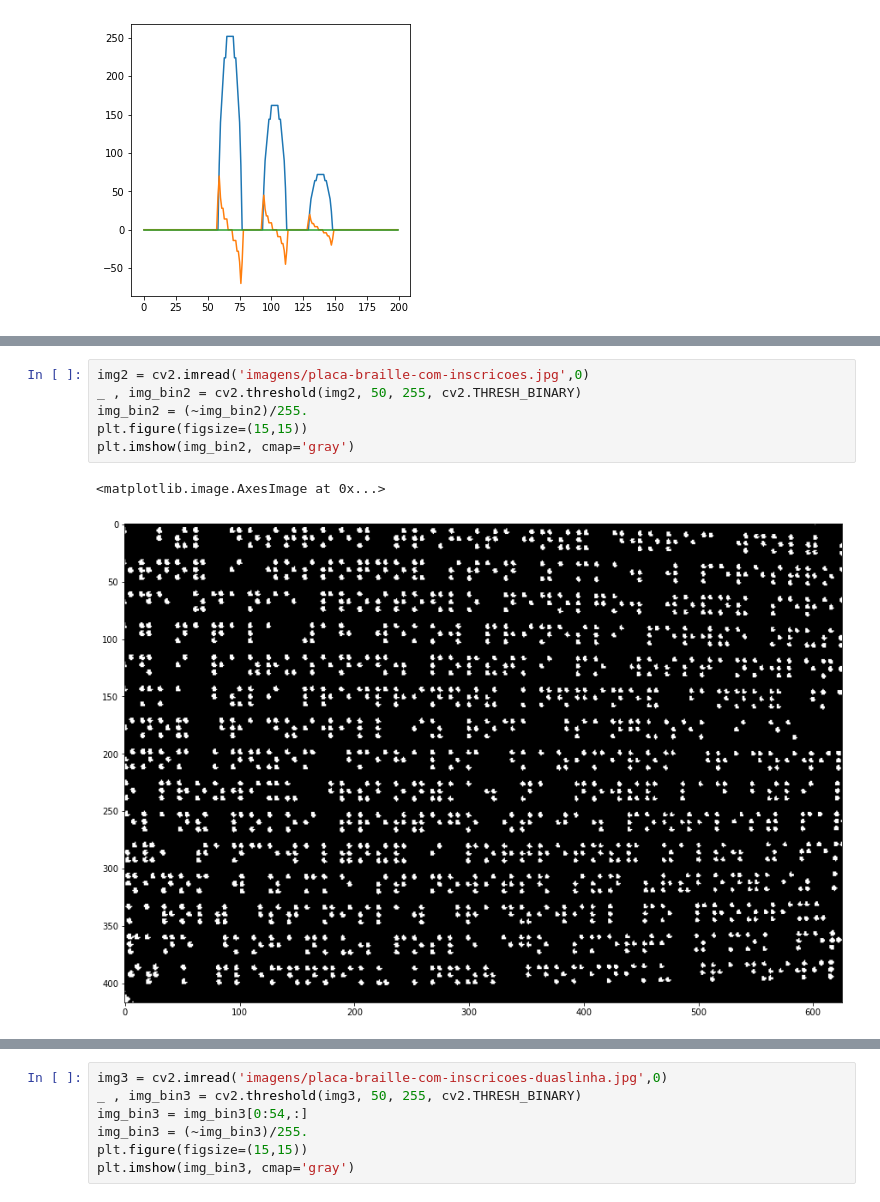
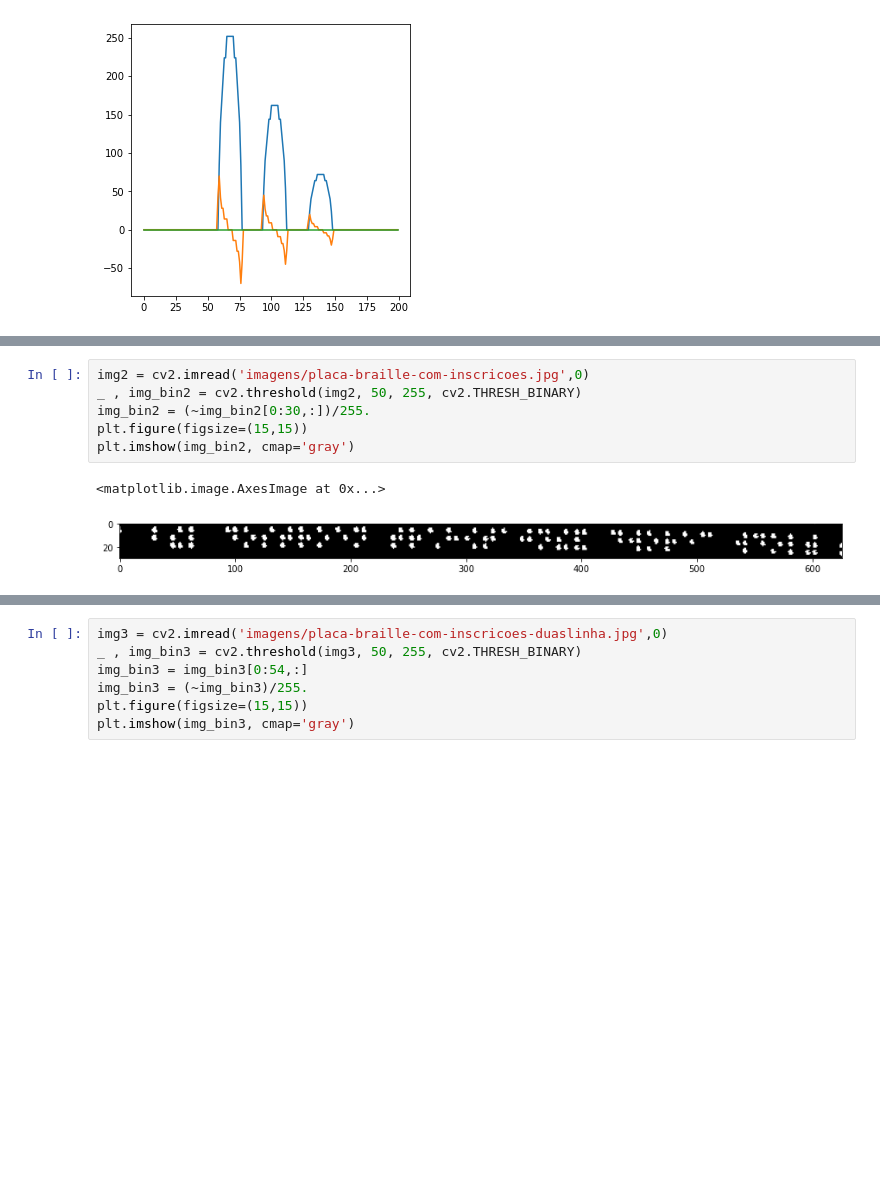
Before and after one commit to code-coffee-ufcg/braillingo-backend, a Jupyter notebook: obr/histogram_analysis.ipynb, the cells around one changed output, grey strips where cells are left out. Drawn from its saved outputs; the diff is of its cells as text; blank space fills up the shorter version.

```diff
--- a/obr/histogram_analysis.ipynb
+++ b/obr/histogram_analysis.ipynb
@@ -266,12 +238,12 @@ for yc in ycords:
 # %%
 img2 = cv2.imread('imagens/placa-braille-com-inscricoes.jpg',0)
 _ , img_bin2 = cv2.threshold(img2, 50, 255, cv2.THRESH_BINARY)
-img_bin2 = (~img_bin2)/255.
+img_bin2 = (~img_bin2[0:30,:])/255.
 plt.figure(figsize=(15,15))
 plt.imshow(img_bin2, cmap='gray')
 # %% [output]
 <matplotlib.image.AxesImage at 0x...>
-[figure, old version]
+[figure, new version]
 # %%
 hist_x = make_histogram_x(img_bin2)
 hist_y = make_histogram_y(img_bin2)
```
Also changed, not shown: parts of 14 cells of this notebook, 2 other files.
